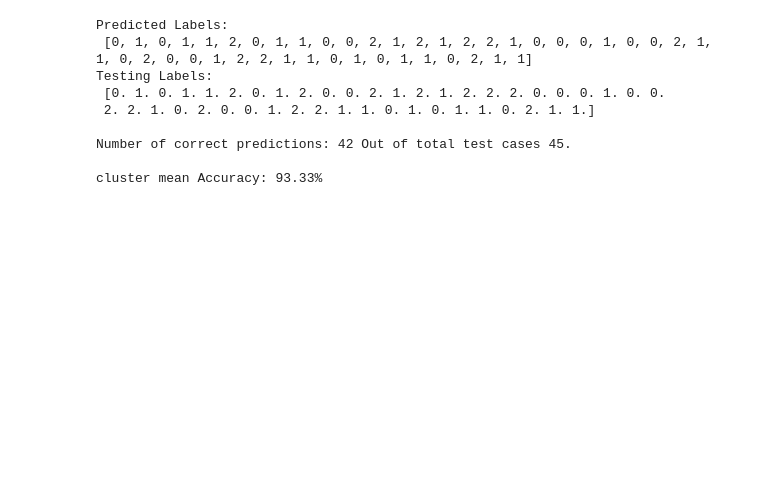
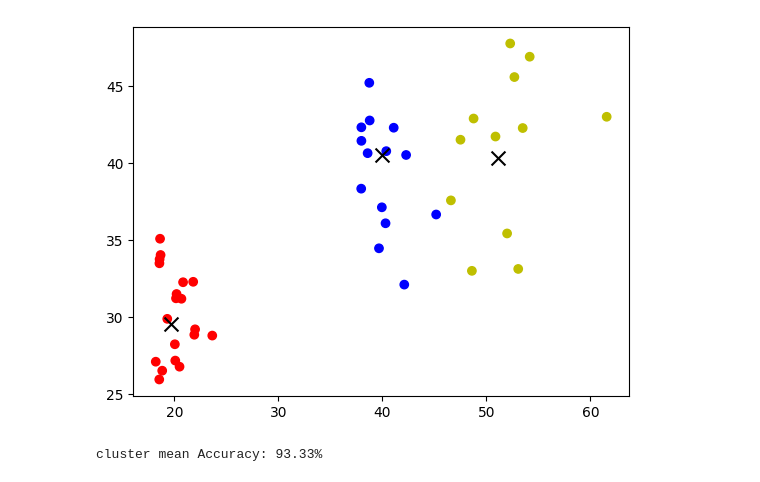
Before and after one commit to Freewifi-100/CPE393-Machine-Learning, a Jupyter notebook: Quiz2/1.ipynb, the cells around one changed output. Saved outputs shown, nothing was run; the diff lists cells and outputs as text; code cells hidden in the pictures; blank space fills up the shorter version.

```diff
--- a/Quiz2/1.ipynb
+++ b/Quiz2/1.ipynb
@@ -115,22 +102,21 @@ for test_feature in testing_features:
             min_distance = distance
             min_index = i
     min_indices.append(min_index)
+# %%
+# plot test data
+plt.scatter(testing_features[:,0], testing_features[:,1], c=min_indices, cmap=cmap2)
+plt.scatter(df.values[:,0], df.values[:,1], c='k', marker='x', s=100)
+plt.show()
+# %% [output]
+[figure, added]
 # %%
-print("Predicted Labels: \n", min_indices)
-print("Testing Labels: \n", testing_labels)
+#print("Predicted Labels: \n", min_indices)
+#print("Testing Labels: \n", testing_labels)
 number_correct = np.sum(testing_labels == min_indices)
-print ("\nNumber of correct predictions: %d Out of total test cases %d." %(number_correct, testing_labels.shape[0]) )
-# tatal accuracy
+#print ("\nNumber of correct predictions: %d Out of total test cases %d." %(number_correct, testing_labels.shape[0]) )
+# total accuracy
 from sklearn.metrics import accuracy_score
 accuracy_percent_mean = accuracy_score(testing_labels, min_indices) * 100
 print ("\ncluster mean Accuracy: %5.2f%%" %accuracy_percent_mean)
 # %% [output]
-Predicted Labels:
- [0, 1, 0, 1, 1, 2, 0, 1, 1, 0, 0, 2, 1, 2, 1, 2, 2, 1, 0, 0, 0, 1, 0, 0, 2, 1, 1, 0, 2, 0, 0, 1, 2, 2, 1, 1, 0, 1, 0, 1, 1, 0, 2, 1, 1]
-Testing Labels:
- [0. 1. 0. 1. 1. 2. 0. 1. 2. 0. 0. 2. 1. 2. 1. 2. 2. 2. 0. 0. 0. 1. 0. 0.
- 2. 2. 1. 0. 2. 0. 0. 1. 2. 2. 1. 1. 0. 1. 0. 1. 1. 0. 2. 1. 1.]
-
-Number of correct predictions: 42 Out of total test cases 45.
-
 cluster mean Accuracy: 93.33%
```
Also changed, not shown: parts of 8 cells of this notebook, 5 other files.
